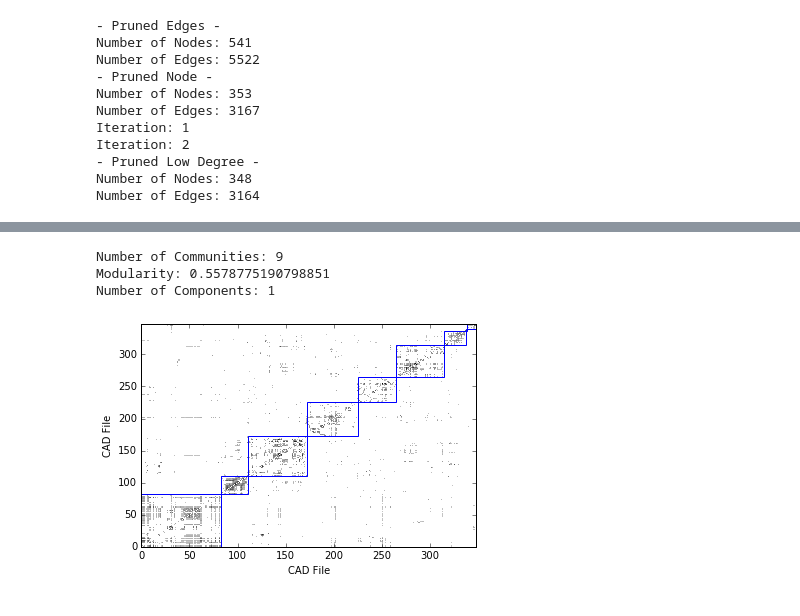
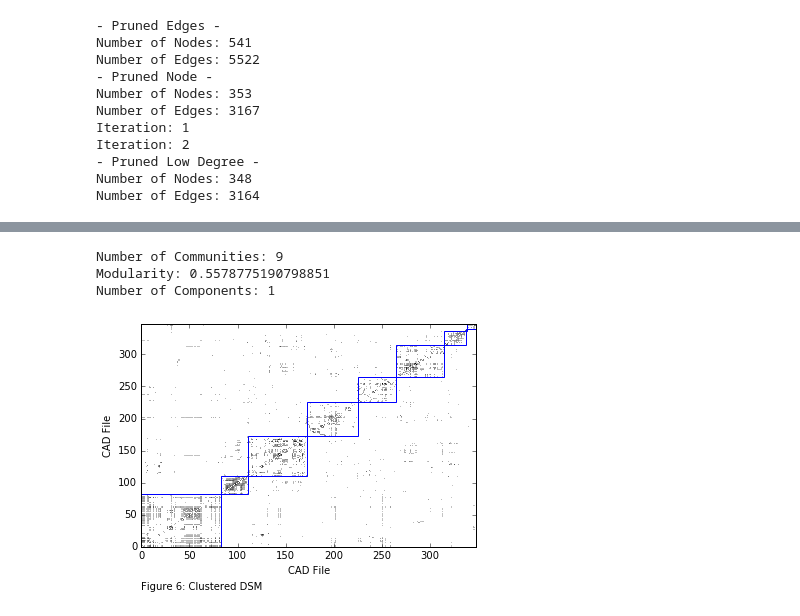
Before and after one commit to jamesgopsill/PythonNotebooks, a Jupyter notebook: DSM/Automatic Generation of Design Structure Matrices.ipynb, the cells around one changed output, grey strips where cells are left out. Cells and saved outputs as stored; diff of their text form; code cells hidden in the pictures.

```diff
--- a/DSM/Automatic Generation of Design Structure Matrices.ipynb
+++ b/DSM/Automatic Generation of Design Structure Matrices.ipynb
@@ -45,6 +51,10 @@ pp = pprint.PrettyPrinter(indent=2)
 cur.execute(" SELECT file_name, date_modified FROM metadata LIMIT 5")
 results = cur.fetchall()
 pp.pprint(results)
+
+cur.execute(" SELECT COUNT(*) FROM metadata")
+number_of_rows = cur.fetchone()[0]
+print('Number of Metadata Changes', number_of_rows)
 # %% [output]
 [ ('Complete - Assembly - 1', '2009-11-09 21:36:50'),
   ('Complete - Assembly - 1', '2010-11-03 22:06:00'),
@@ -240,8 +339,8 @@ plt.show()
 # %%
 # cluster analysis
 partition = community.best_partition(g)
-numberOfCommunities = len(list(set([k for k in partition.values()]))) # get number of communities
-print('Number of Communities:', numberOfCommunities)
+number_of_communities = len(list(set([k for k in partition.values()]))) # get number of communities
+print('Number of Communities:', number_of_communities)
 mod = community.modularity(partition, g)
 print('Modularity:', mod)
 print('Number of Components:', nx.number_connected_components(g))
@@ -264,31 +363,32 @@ for u, v, d in g.edges(data=True):
 plt.pcolor(n, cmap='Greys', vmin=0, vmax=np.max(m))
 plt.xlim(0, g.number_of_nodes())
 plt.ylim(0, g.number_of_nodes())
 plt.xlabel('CAD File')
 plt.ylabel('CAD File')
 
 # adding the rectangles
 currentAxis = plt.gca()
 
 start_position = 0
 cluster = 0
 length = 0
 for idx, item in enumerate(sortedPartition):
     #print(idx, item[0], item[1])
     if item[1] != cluster:
         #print('new cluster detected')
         currentAxis.add_patch(Rectangle((start_position, start_position), length, length, facecolor="none", edgecolor='blue', linewidth=1))
         start_position = idx
         cluster = item[1]
         length = 1
     else:
         length = length + 1
 
 # this is the last rectangle
 currentAxis.add_patch(Rectangle((start_position, start_position), length, length, facecolor="none", edgecolor='blue', linewidth=1))
+plt.annotate('Figure 6: Clustered DSM', (0,0), (0, -35), xycoords='axes fraction', textcoords='offset points', va='top')
 plt.show()
 # %% [output]
 Number of Communities: 9
 Modularity: 0.5578775190798851
 Number of Components: 1
-[figure, old version]
+[figure, new version]
```
Also changed, not shown: parts of 28 cells of this notebook, 1 other file.
